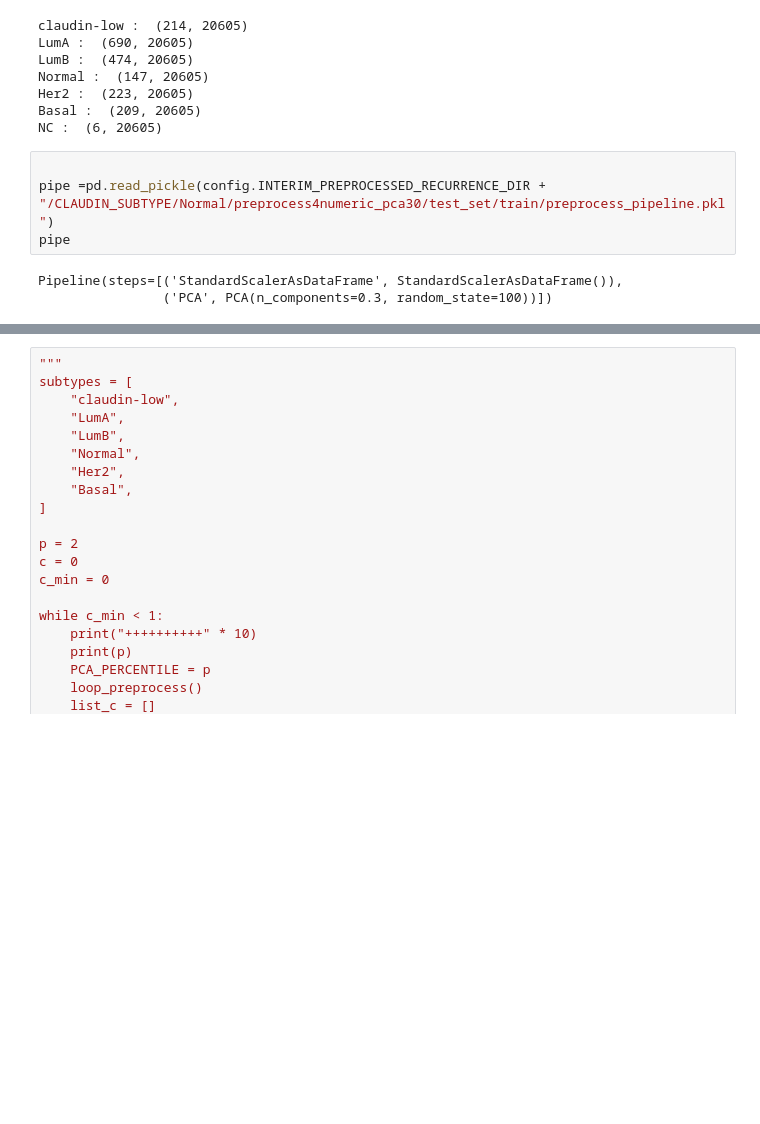
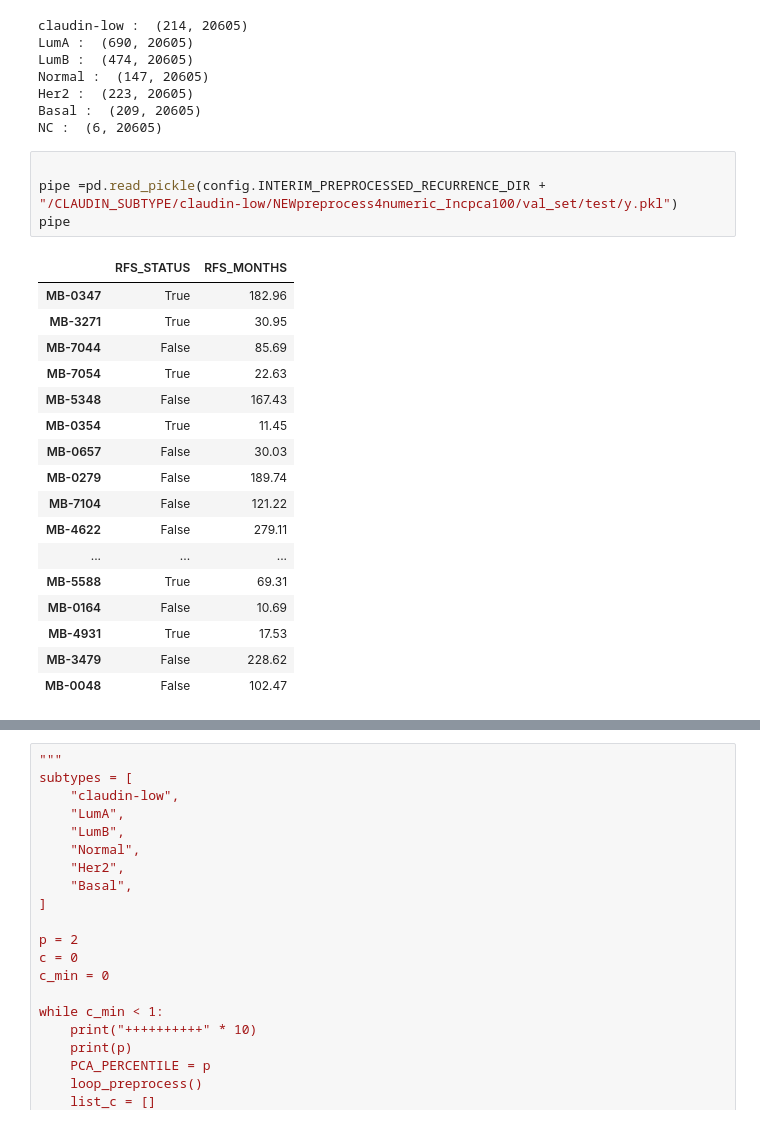
Before and after one commit to uga7643/breast_cancer_analytics, a Jupyter notebook: notebooks/2-preproces_RFS_recurences (numeric)-Copy1.ipynb, the cells around one changed output, grey strips where cells are left out. Drawn from its saved outputs; the diff is of its cells as text; blank space fills up the shorter version.

```diff
--- a/notebooks/2-preproces_RFS_recurences (numeric)-Copy1.ipynb
+++ b/notebooks/2-preproces_RFS_recurences (numeric)-Copy1.ipynb
@@ -596,8 +597,23 @@ Basal :  (209, 20605)
 NC :  (6, 20605)
 # %%
 
-pipe =pd.read_pickle(config.INTERIM_PREPROCESSED_RECURRENCE_DIR + "/CLAUDIN_SUBTYPE/Normal/preprocess4numeric_pca30/test_set/train/preprocess_pipeline.pkl")
+pipe =pd.read_pickle(config.INTERIM_PREPROCESSED_RECURRENCE_DIR + "/CLAUDIN_SUBTYPE/claudin-low/NEWpreprocess4numeric_Incpca100/val_set/test/y.pkl")
 pipe
 # %% [output]
-Pipeline(steps=[('StandardScalerAsDataFrame', StandardScalerAsDataFrame()),
-                ('PCA', PCA(n_components=0.3, random_state=100))])
+|  | RFS_STATUS | RFS_MONTHS |
+| MB-0347 | True | 182.96 |
+| MB-3271 | True | 30.95 |
+| MB-7044 | False | 85.69 |
+| MB-7054 | True | 22.63 |
+| MB-5348 | False | 167.43 |
+| MB-0354 | True | 11.45 |
+| MB-0657 | False | 30.03 |
+| MB-0279 | False | 189.74 |
+| MB-7104 | False | 121.22 |
+| MB-4622 | False | 279.11 |
+| ... | ... | ... |
+| MB-5588 | True | 69.31 |
+| MB-0164 | False | 10.69 |
+| MB-4931 | True | 17.53 |
+| MB-3479 | False | 228.62 |
+| MB-0048 | False | 102.47 |
```
Also changed, not shown: parts of 10 cells of this notebook, 2 other files.
